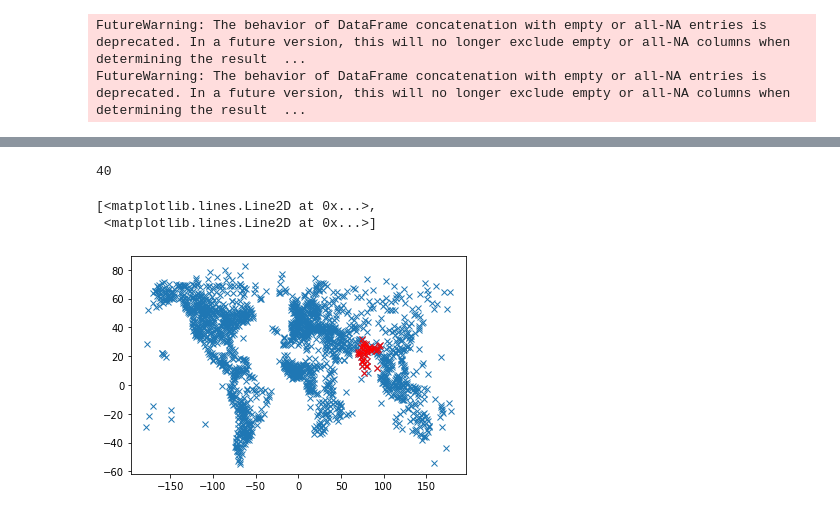
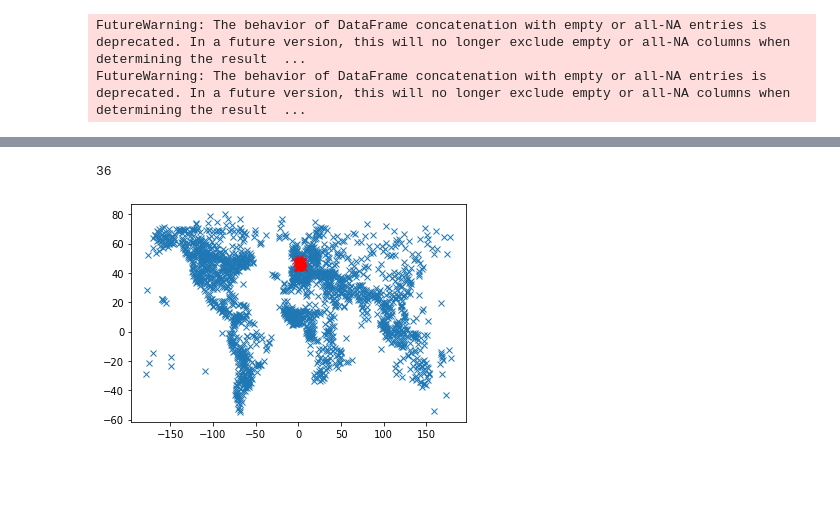
Before and after one commit to SimonTrttr/Non_param, a Jupyter notebook: Exploration_database.ipynb, the cells around one changed output, grey strips where cells are left out. Saved outputs shown, nothing was run; the diff lists cells and outputs as text; code cells hidden in the pictures; blank space fills up the shorter version.

```diff
--- a/Exploration_database.ipynb
+++ b/Exploration_database.ipynb
@@ -7,16 +8,36 @@ import matplotlib.pyplot as plt
 # %%
 stations = Stations()
-
 # PARAMETERS :
 # Distance max au cas où un point random est trop loin d'une station :
-distance_max = 200000
+distance_max = 100000
 # Set time period :
 start = datetime(2020, 1, 1)
 end = datetime(2022, 1, 1)
 # Create Points :
-#MAT_x = np.arange(43.7, 48.4, 0.5)
+MAT_x = np.arange(43.7, 50.4, 0.2)
 MAT_x = np.arange(-60, 82, 1)
-#MAT_y = np.arange(-4.5, 7.25, 0.5)
+MAT_y = np.arange(-4.5, 7.25, 0.2)
 MAT_y = np.arange(-179, 180,1)
 MAT = np.zeros((MAT_x.shape[0],MAT_y.shape[0], 2))
 # print(MAT.shape)
+# %%
+mat_real=[]
+for elta in MAT_x:
+    for eltb in MAT_y:
+        print(eltb,elta)
+        stations = stations.nearby(eltb, elta)
+        # station_data =
+        station_name = stations.fetch(1)
+        d=float(station_name.distance.iloc[0])
+        print(station_name.distance)
+        if d<distance_max:
+            data = Daily(Point(eltb, elta), start, end)
+            data = data.fetch()
+            data.drop(["snow","wpgt","tsun"], axis=1, inplace=True)
+            path = Path(f"/Users/simontrottier/Documents/Polimi/Nonparametric stat/stat_project/Data/{eltb}_{elta}.csv")
+            data.to_csv(path)
+            mat_real.append([eltb,elta])
+
+
+for elt in mat_real:
+    plt.plot(elt[0],elt[1],'rx')
@@ -80,16 +120,21 @@ loc_df
 # %%
-a = loc_df[loc_df.country=="IN"]
+a = loc_df[loc_df.country== "FR"]
 len(a)
 # %% [output]
-40
+36
 # %%
 lati_list = list(loc_df["latitude"])
 long_list = list(loc_df["longitude"])
 
 lati_list_pays = list(a["latitude"])
 long_list_pays = list(a["longitude"])
+
 plt.plot(long_list,lati_list,'x',long_list_pays,lati_list_pays,'rx')
+
+data = Daily(Point(50.5, 1.7), start, end)
+data = data.fetch()
+
+#path = Path(f"/Users/simontrottier/Documents/Polimi/Nonparametric stat/stat_project/Data/zzz.csv")
+#data.to_csv(path)
 # %% [output]
-[<matplotlib.lines.Line2D at 0x...>,
- <matplotlib.lines.Line2D at 0x...>]
-[figure, old version]
+[figure, new version]
```
Also changed, not shown: parts of 9 cells of this notebook.
